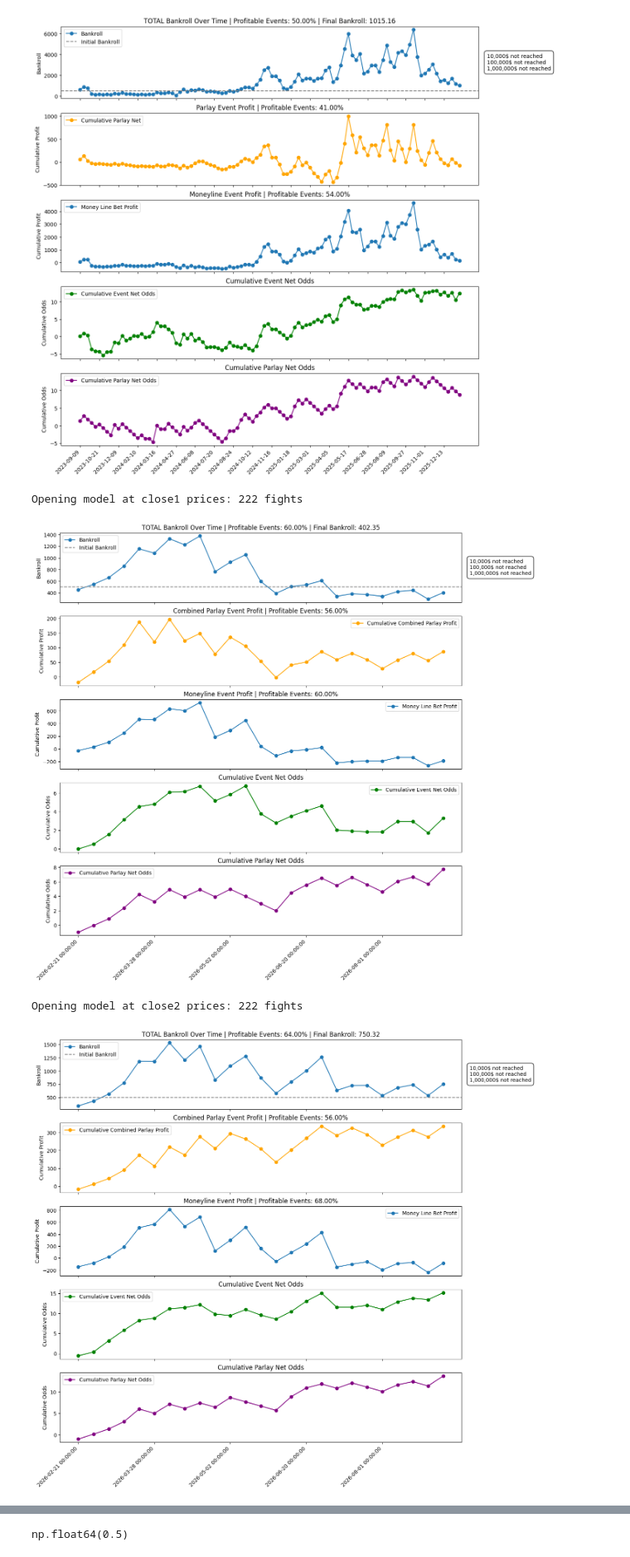
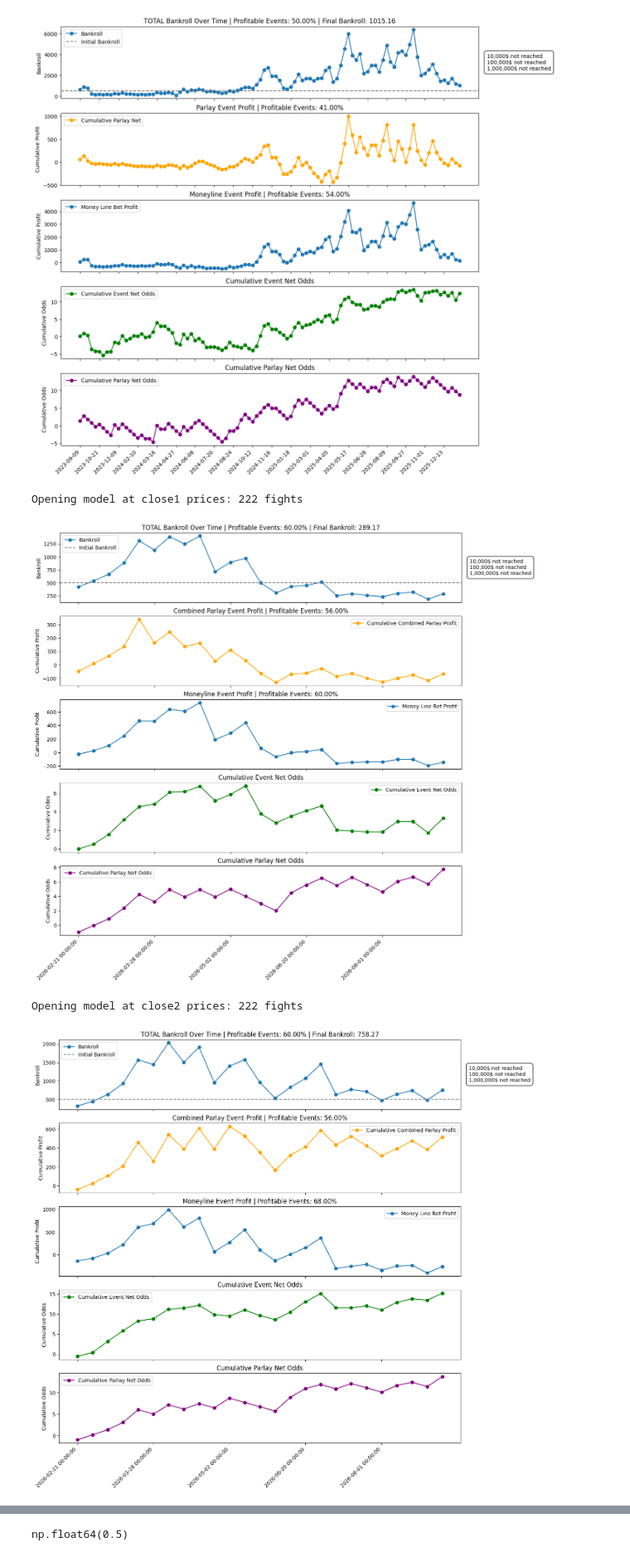
Before and after one commit to jcmarkowicz/sports_betting, a Jupyter notebook: Notebooks/Bets/kelly_sim.ipynb, the cells around one changed output, grey strips where cells are left out. Shown at 83% size. Drawn from its saved outputs; the diff is of its cells as text; code cells hidden in the pictures.

```diff
--- a/Notebooks/Bets/kelly_sim.ipynb
+++ b/Notebooks/Bets/kelly_sim.ipynb
@@ -318,33 +318,33 @@ for odds_type in ["close1", "close2"]:
             f"dec_{odds_type}_red",
         ],
         pred_winner_col="pred_winner",
         date_col="date",
         init_bankroll=500,
         bankroll_floor=100,
         max_drawdown=.4,
-        parlay_mdd=.25,
+        parlay_mdd=.5,
         N=250,
         N_parlay=1490,
         calc_parlay=True,
         calc_heavy_favorite_parlay=False,
         z=.5,
         prediction_se_col="proba_se",
         moneyline_american_bounds=(-260, 300),
     )
     open_model_backtests[odds_type] = {
         "input": backtest_input,
         "kelly": df_kelly_result,
         "parlay": df_parlay_result,
     }
     print(f"Opening model at {odds_type} prices: {len(backtest_input):,} fights")
     plot_backtest(df_kelly_result, init_bankroll=500, path=None)
 
 df_kelly_open_at_close1 = open_model_backtests["close1"]["kelly"]
 df_parlay_open_at_close1 = open_model_backtests["close1"]["parlay"]
 df_kelly_open_at_close2 = open_model_backtests["close2"]["kelly"]
 df_parlay_open_at_close2 = open_model_backtests["close2"]["parlay"]
 # %% [output]
 Opening model at close1 prices: 222 fights
-[figure, old version]
+[figure, new version]
 Opening model at close2 prices: 222 fights
-[figure, old version]
+[figure, new version]
```
Also changed, not shown: parts of 4 cells of this notebook, 4 other files.
